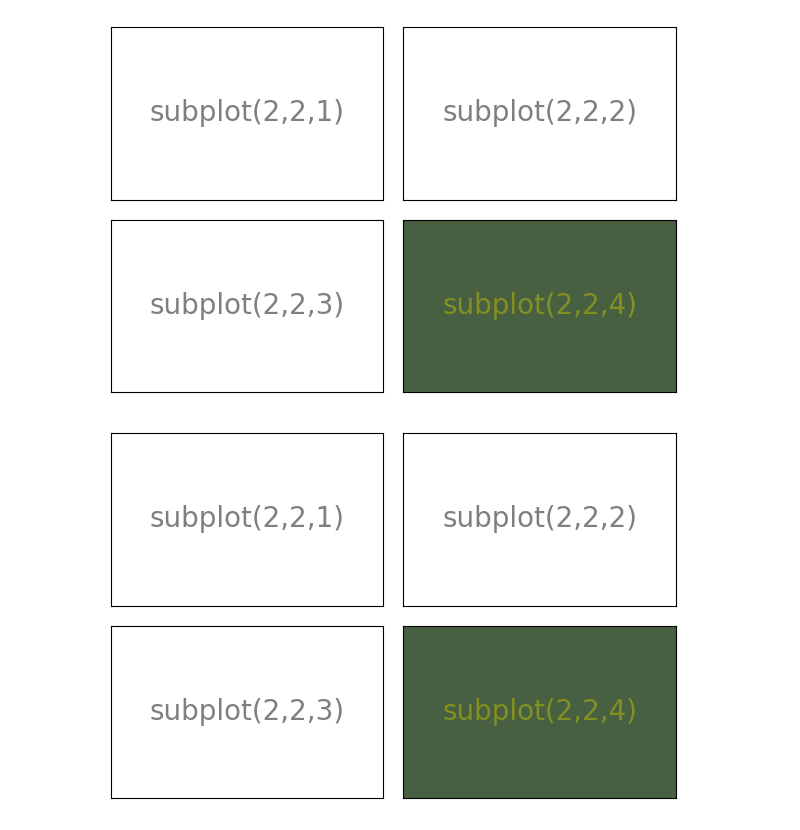
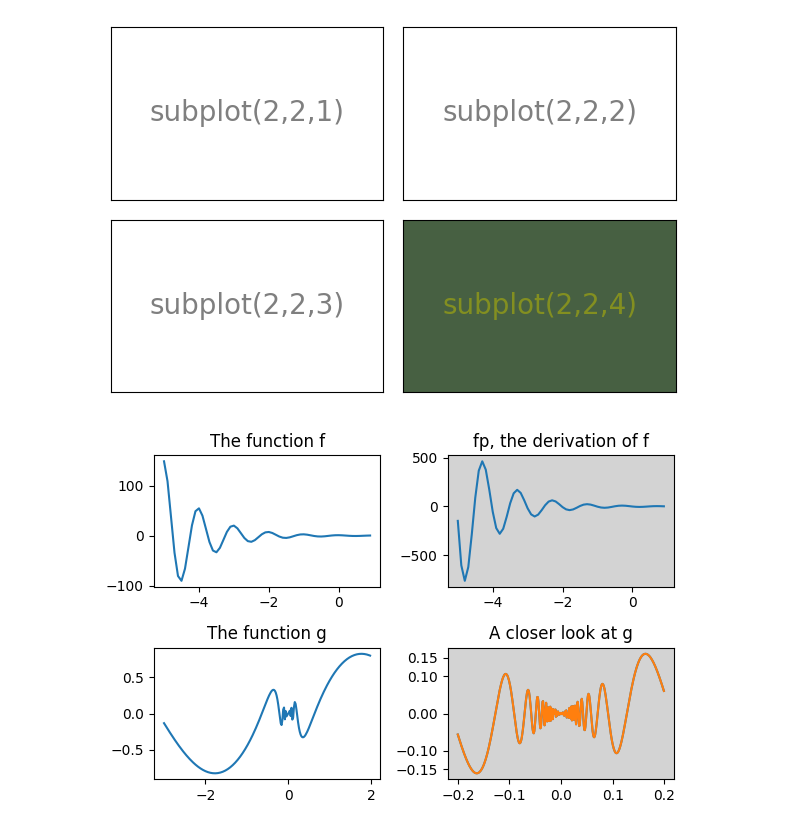
Before and after one commit to VadivelR/mycode, a Jupyter notebook: graphing/annotating-graphs/subplotmatplotlib.ipynb, the cells around one changed output. Drawn from its saved outputs; the diff is of its cells as text; code cells hidden in the pictures.

Commit message:
Customize Matplotlib Graphs

```diff
--- a/graphing/annotating-graphs/subplotmatplotlib.ipynb
+++ b/graphing/annotating-graphs/subplotmatplotlib.ipynb
@@ -177,5 +177,51 @@ plt.show()
 # %% [output]
 [figure]
 # %%
+from numpy import e, pi, sin, exp, cos
+
+def f(t):
+    return exp(-t) * cos(2*pi*t)
+
+def fp(t):
+    return -2*pi * exp(-t) * sin(2*pi*t) - e**(-t)*cos(2*pi*t)
+
+def g(t):
+    return sin(t) * cos(1/(t+0.1))
+
+def g(t):
+    return sin(t) * cos(1/(t))
+
+
+python_course_green = "#476042"
+fig = plt.figure(figsize=(6, 4))
+
+t = np.arange(-5.0, 1.0, 0.1)
+
+sub1 = fig.add_subplot(221) # instead of plt.subplot(2, 2, 1)
+sub1.set_title('The function f') # non OOP: plt.title('The function f')
+sub1.plot(t, f(t))
+
+
+sub2 = fig.add_subplot(222, facecolor="lightgrey")
+sub2.set_title('fp, the derivation of f')
+sub2.plot(t, fp(t))
+
+
+t = np.arange(-3.0, 2.0, 0.02)
+sub3 = fig.add_subplot(223)
+sub3.set_title('The function g')
+sub3.plot(t, g(t))
+
+t = np.arange(-0.2, 0.2, 0.001)
+sub4 = fig.add_subplot(224, facecolor="lightgrey")
+sub4.set_title('A closer look at g')
+sub4.set_xticks([-0.2, -0.1, 0, 0.1, 0.2])
+sub4.set_yticks([-0.15, -0.1, 0, 0.1, 0.15])
+sub4.plot(t, g(t))
+
+plt.plot(t, g(t))
+
+plt.tight_layout()
+plt.show()
 # %% [output]
-[figure, old version]
+[figure, new version]
```
Also changed, not shown: parts of 2 cells of this notebook, 1 other file.
